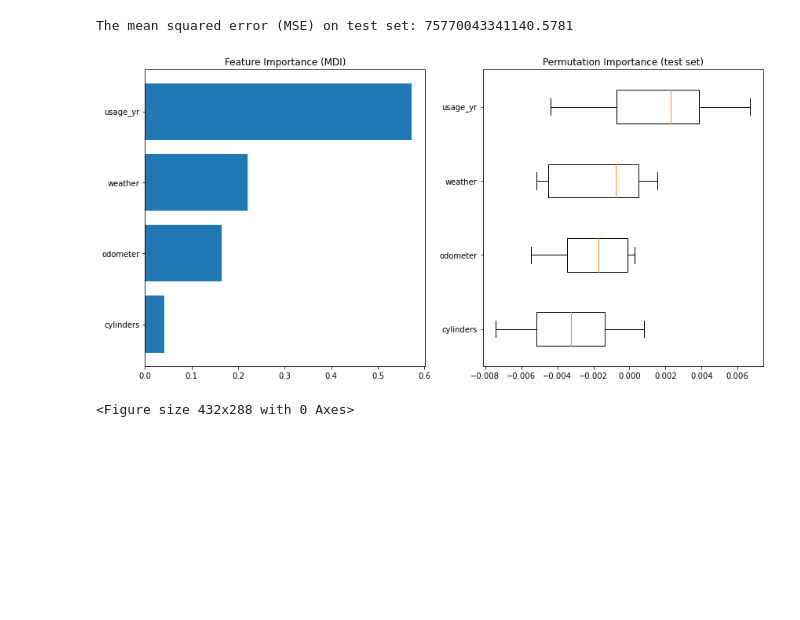
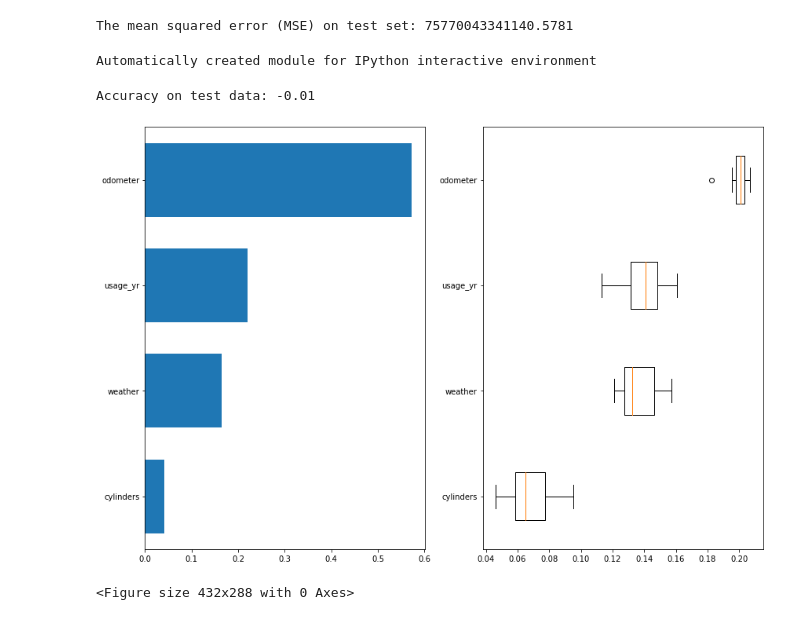
Before and after one commit to yuriyura/Springboard, a Jupyter notebook: Craigslist_Used_Car_RandomForestRegressor_10242020.ipynb, the cells around one changed output. Drawn from its saved outputs; the diff is of its cells as text; code cells hidden in the pictures; blank space fills up the shorter version.

```diff
--- a/Craigslist_Used_Car_RandomForestRegressor_10242020.ipynb
+++ b/Craigslist_Used_Car_RandomForestRegressor_10242020.ipynb
@@ -113,27 +113,50 @@ mse = mean_squared_error(y_test, reg.predict(X_test))
 print("The mean squared error (MSE) on test set: {:.4f}".format(mse))
 # %% [output]
 The mean squared error (MSE) on test set: 75770043341140.5781
-# %%
-feature_importance = reg.feature_importances_
-sorted_idx = np.argsort(feature_importance)
-pos = np.arange(sorted_idx.shape[0]) + .5
-fig = plt.figure(figsize=(12, 6))
-plt.subplot(1, 2, 1)
-plt.barh(pos, feature_importance[sorted_idx], align='center')
-plt.yticks(pos, ['cylinders', 'odometer', 'weather', 'usage_yr'])
-plt.title('Feature Importance (MDI)')
-
-result = permutation_importance(reg, X_test, y_test, n_repeats=10,
-                                random_state=42, n_jobs=2)
-sorted_idx = result.importances_mean.argsort()
-plt.subplot(1, 2, 2)
-plt.boxplot(result.importances[sorted_idx].T,
-            vert=False, labels=['cylinders', 'odometer', 'weather', 'usage_yr'])
-plt.title("Permutation Importance (test set)")
-fig.tight_layout()
-plt.show()
-# %% [output]
-[figure, removed]
+# %%
+print(__doc__)
+from collections import defaultdict
+
+#import matplotlib.pyplot as plt
+#import numpy as np
+from scipy.stats import spearmanr
+from scipy.cluster import hierarchy
+
+#from sklearn.datasets import load_breast_cancer
+#from sklearn.ensemble import RandomForestClassifier
+#from sklearn.inspection import permutation_importance
+#from sklearn.model_selection import train_test_split
+# %% [output]
+Automatically created module for IPython interactive environment
+# %%
+#data = load_breast_cancer()
+#X, y = data.data, data.target
+#X_train, X_test, y_train, y_test = train_test_split(X, y, random_state=42)
+
+#clf.fit(X_train, y_train)
+print("Accuracy on test data: {:.2f}".format(reg.score(X_test, y_test)))
+# %% [output]
+Accuracy on test data: -0.01
+# %%
+result = permutation_importance(reg, X_train, y_train, n_repeats=10,
+                                random_state=42)
+perm_sorted_idx = result.importances_mean.argsort()
+
+tree_importance_sorted_idx = np.argsort(reg.feature_importances_)
+tree_indices = np.arange(0, len(reg.feature_importances_)) + 0.5
+
+fig, (ax1, ax2) = plt.subplots(1, 2, figsize=(12, 8))
+ax1.barh(tree_indices,
+         reg.feature_importances_[tree_importance_sorted_idx], height=0.7)
+ax1.set_yticklabels(X1.columns[tree_importance_sorted_idx])
+ax1.set_yticks(tree_indices)
+ax1.set_ylim((0, len(reg.feature_importances_)))
+ax2.boxplot(result.importances[perm_sorted_idx].T, vert=False,
+            labels=X1.columns[perm_sorted_idx])
+fig.tight_layout()
+plt.show()
+# %% [output]
+[figure, added]
 # %%
 plt.savefig('randomforest_feature.png')
 # %% [output]
```
Also changed, not shown: parts of 3 cells of this notebook.
